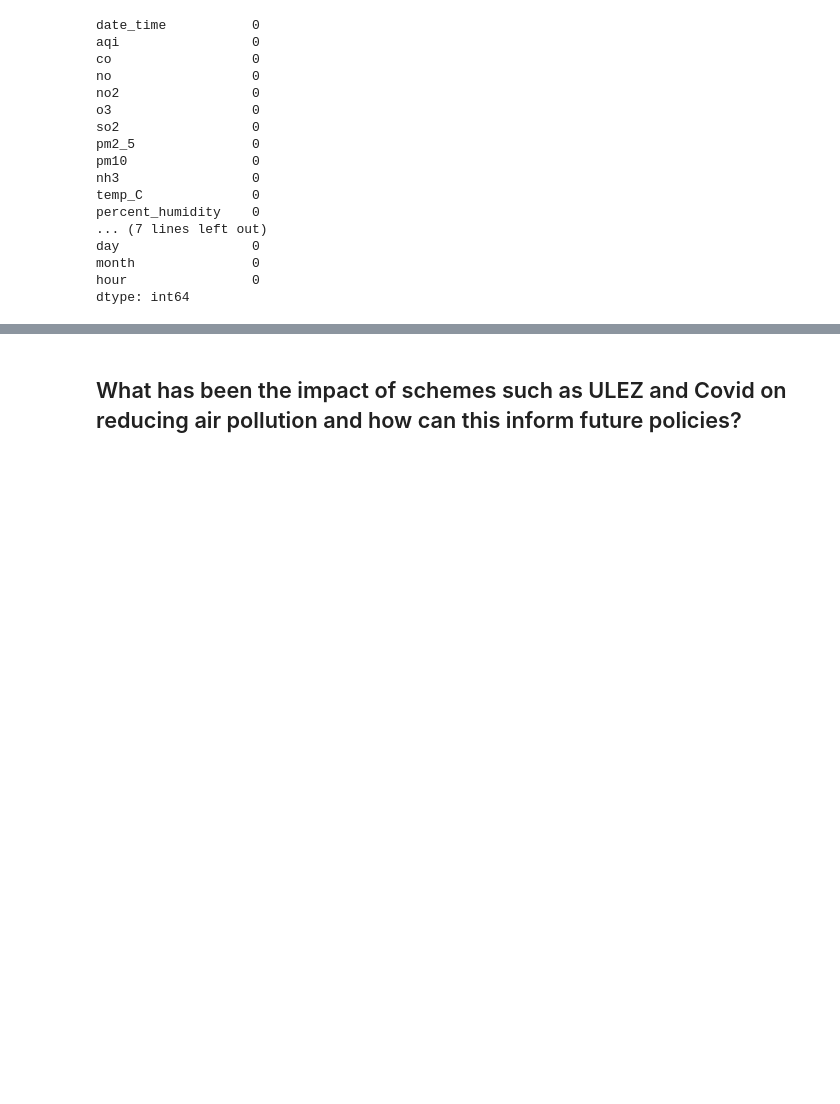
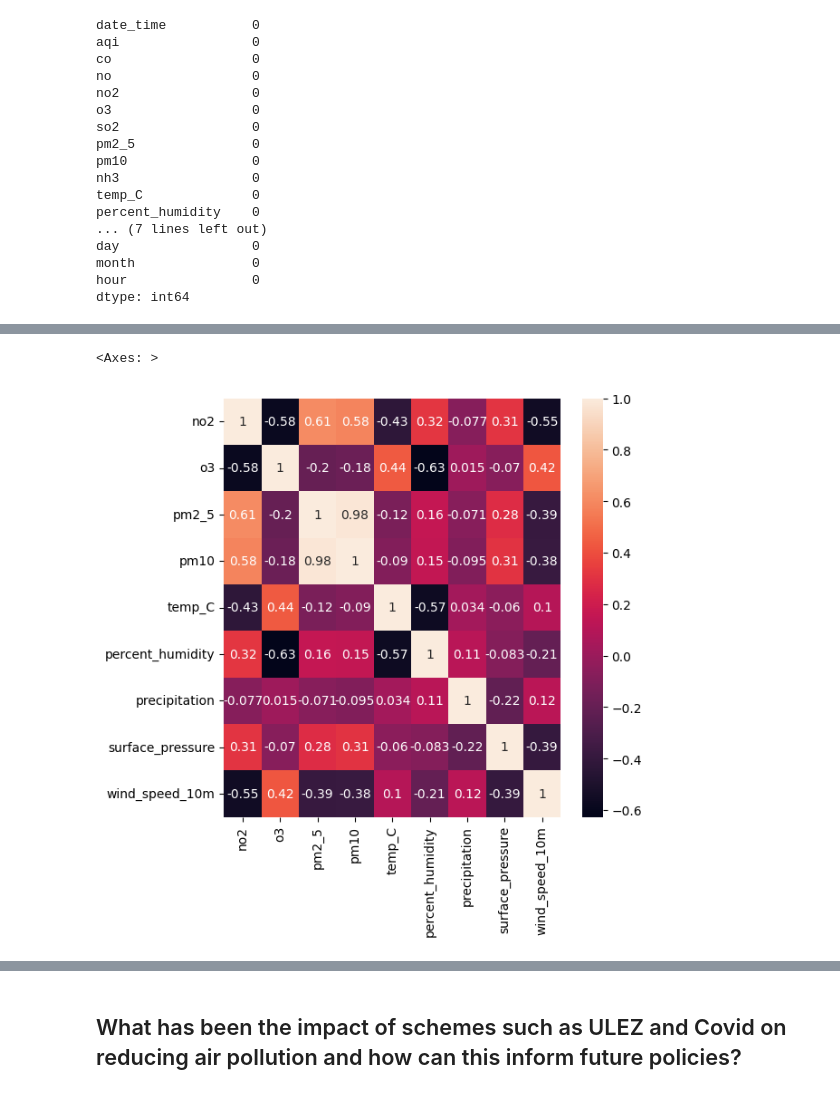
Before and after one commit to Frannerz/air_pollution_analysis, a Jupyter notebook: air_pollution_hammersmith.ipynb, the cells around one changed output, grey strips where cells are left out. Saved outputs shown, nothing was run; the diff lists cells and outputs as text; code cells hidden in the pictures; blank space fills up the shorter version.

```diff
--- a/air_pollution_hammersmith.ipynb
+++ b/air_pollution_hammersmith.ipynb
@@ -203,0 +216,14 @@ weather_data.head()
+# %%
+# Rename columns
+weather_data = weather_data.rename(columns = {
+    'time':'time',
+    'temperature_2m (°C)':'temp_C',
+    'relative_humidity_2m (%)': 'percent_humidity',
+    'precipitation (mm)':'precipitation',
+    'rain (mm)': 'rain',
+    'snowfall (cm)': 'snowfall',
+    'surface_pressure (hPa)':'surface_pressure',
+    'wind_speed_10m (km/h)': 'wind_speed_10m',
+    'wind_speed_100m (km/h)':'wind_speed_100m',
+    'wind_direction_10m (°)':'wind_direction'
+})
@@ -300,16 +323,3 @@ Index(['date_time', 'aqi', 'co', 'no', 'no2', 'o3', 'so2', 'pm2_5', 'pm10',
-# %%
-# Rename columns
-weather_aq = weather_aq.rename(columns = {
-    'temperature_2m (°C)':'temp_C',
-    'relative_humidity_2m (%)': 'percent_humidity',
-    'precipitation (mm)':'precipitation',
-    'rain (mm)': 'rain',
-    'snowfall (cm)': 'snowfall',
-    'surface_pressure (hPa)':'surface_pressure',
-    'wind_speed_10m (km/h)': 'wind_speed_10m',
-    'wind_speed_100m (km/h)':'wind_speed_100m',
-    'wind_direction_10m (°)':'wind_direction'
-})
 # %%
 weather_aq.columns
 # %% [output]
@@ -471,0 +800,11 @@ weather_aq.to_csv(path, index=False)
+# %%
+heatmap_1 = ['no2', 'o3', 'pm2_5', 'pm10', 'temp_C', 'percent_humidity', 'precipitation', 'surface_pressure', 'wind_speed_10m']
+heatmap_2 = ['NO2', 'O3', 'PM25', 'PM10','temp_C', 'percent_humidity', 'precipitation', 'surface_pressure', 'wind_speed_10m']
+# %%
+heatmap_data = weather_aq[heatmap_1]
+plt.figure(figsize = (6,6))
+correlation_matrix = heatmap_data.corr()
+sns.heatmap(data = correlation_matrix, annot = True)
+# %% [output]
+<Axes: >
+[figure, added]
```
Also changed, not shown: parts of 74 cells of this notebook, 2 other files.
